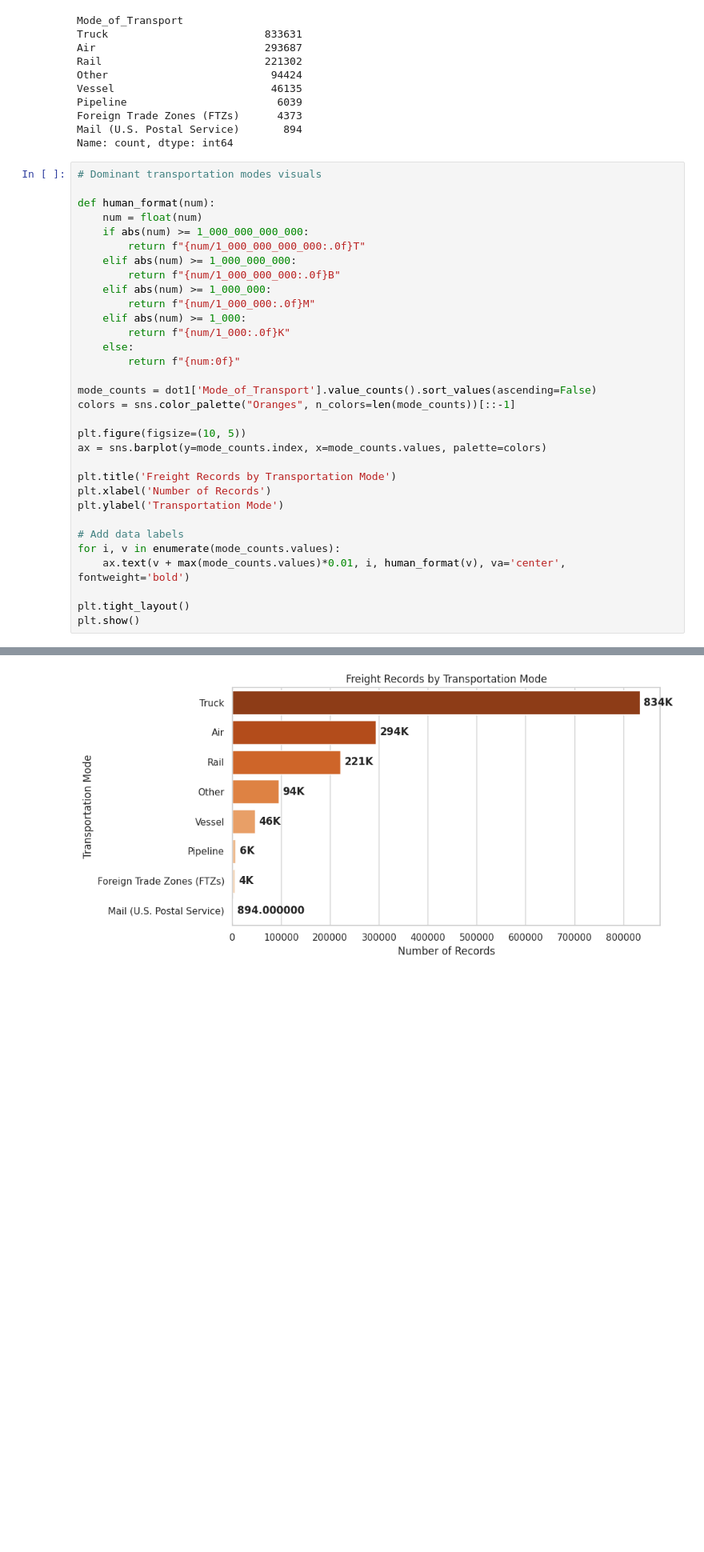
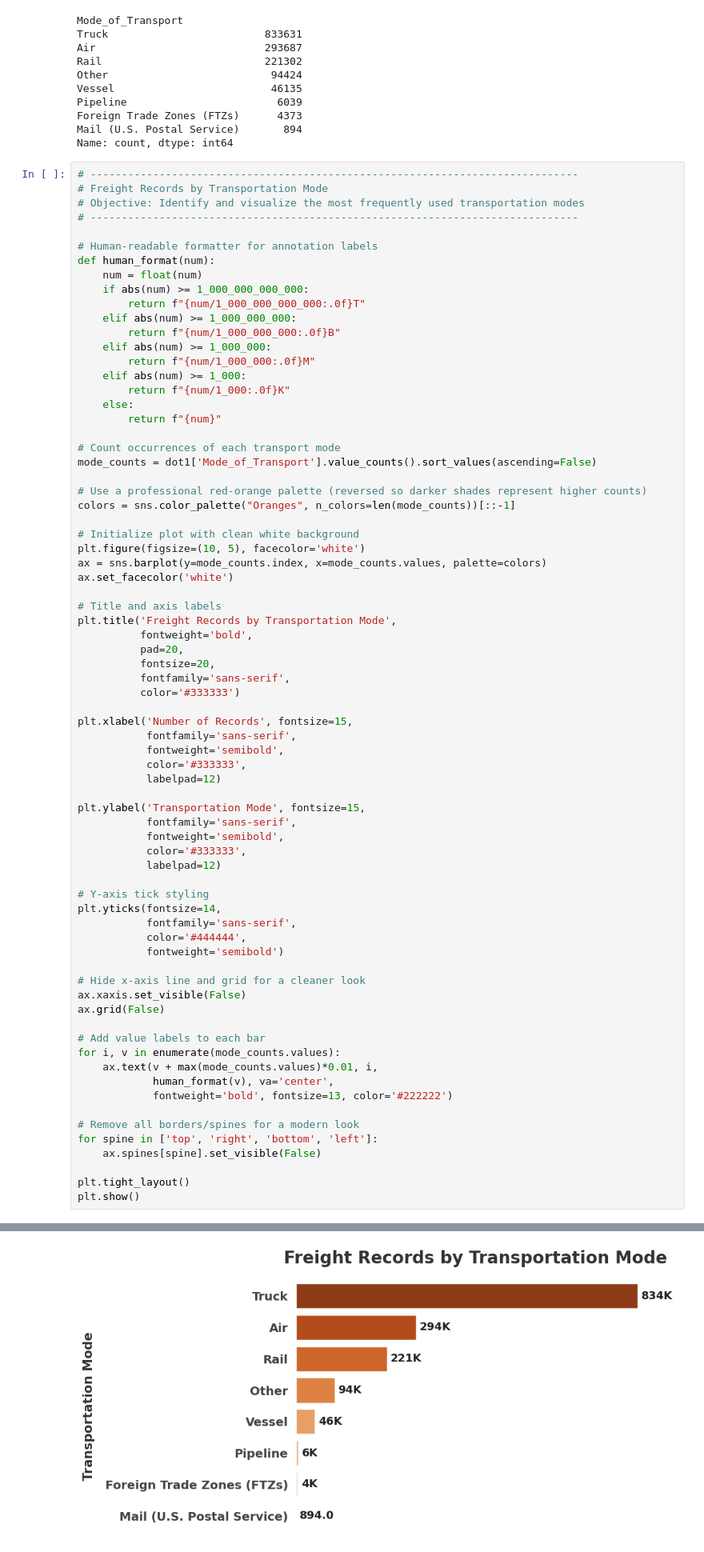
Before and after one commit to JohnEvansOkyere/Trans_BorderFreight_Data_Analysis, a Jupyter notebook: notebooks/eda_analysis_original.ipynb, the cells around one changed output, grey strips where cells are left out. Shown at 80% size. Cells and saved outputs as stored; diff of their text form; blank space fills up the shorter version.

```diff
--- a/notebooks/eda_analysis_original.ipynb
+++ b/notebooks/eda_analysis_original.ipynb
@@ -253,40 +451,81 @@ Foreign Trade Zones (FTZs)      4373
 Mail (U.S. Postal Service)       894
 Name: count, dtype: int64
 # %%
-# Dominant transportation modes visuals
+# ------------------------------------------------------------------------------
+# Freight Records by Transportation Mode
+# Objective: Identify and visualize the most frequently used transportation modes
+# ------------------------------------------------------------------------------
 
+# Human-readable formatter for annotation labels
 def human_format(num):
     num = float(num)
     if abs(num) >= 1_000_000_000_000:
         return f"{num/1_000_000_000_000:.0f}T"
     elif abs(num) >= 1_000_000_000:
         return f"{num/1_000_000_000:.0f}B"
     elif abs(num) >= 1_000_000:
         return f"{num/1_000_000:.0f}M"
     elif abs(num) >= 1_000:
         return f"{num/1_000:.0f}K"
     else:
-        return f"{num:0f}"
+        return f"{num}"
 
+# Count occurrences of each transport mode
 mode_counts = dot1['Mode_of_Transport'].value_counts().sort_values(ascending=False)
+
+# Use a professional red-orange palette (reversed so darker shades represent higher counts)
 colors = sns.color_palette("Oranges", n_colors=len(mode_counts))[::-1]
 
-plt.figure(figsize=(10, 5))
+# Initialize plot with clean white background
+plt.figure(figsize=(10, 5), facecolor='white')
 ax = sns.barplot(y=mode_counts.index, x=mode_counts.values, palette=colors)
+ax.set_facecolor('white')
 
-plt.title('Freight Records by Transportation Mode')
-plt.xlabel('Number of Records')
-plt.ylabel('Transportation Mode')
+# Title and axis labels
+plt.title('Freight Records by Transportation Mode',
+          fontweight='bold',
+          pad=20,
+          fontsize=20,
+          fontfamily='sans-serif',
+          color='#333333')
 
-# Add data labels
+plt.xlabel('Number of Records', fontsize=15,
+           fontfamily='sans-serif',
+           fontweight='semibold',
+           color='#333333',
+           labelpad=12)
+
+plt.ylabel('Transportation Mode', fontsize=15,
+           fontfamily='sans-serif',
+           fontweight='semibold',
+           color='#333333',
+           labelpad=12)
+
+# Y-axis tick styling
+plt.yticks(fontsize=14,
+           fontfamily='sans-serif',
+           color='#444444',
+           fontweight='semibold')
+
+# Hide x-axis line and grid for a cleaner look
+ax.xaxis.set_visible(False)
+ax.grid(False)
+
+# Add value labels to each bar
 for i, v in enumerate(mode_counts.values):
-    ax.text(v + max(mode_counts.values)*0.01, i, human_format(v), va='center', fontweight='bold')
+    ax.text(v + max(mode_counts.values)*0.01, i,
+            human_format(v), va='center',
+            fontweight='bold', fontsize=13, color='#222222')
+
+# Remove all borders/spines for a modern look
+for spine in ['top', 'right', 'bottom', 'left']:
+    ax.spines[spine].set_visible(False)
 
 plt.tight_layout()
 plt.show()
 # %% [output]
 Passing `palette` without assigning `hue` is deprecated and will be removed in v0.14.0. Assign the `y` variable to `hue` and set `legend=False` for the same effect.
 
   ax = sns.barplot(y=mode_counts.index, x=mode_counts.values, palette=colors)
-[figure, old version]
+[figure, new version]
 # %%
```
Also changed, not shown: parts of 30 cells of this notebook, 17 other files.
